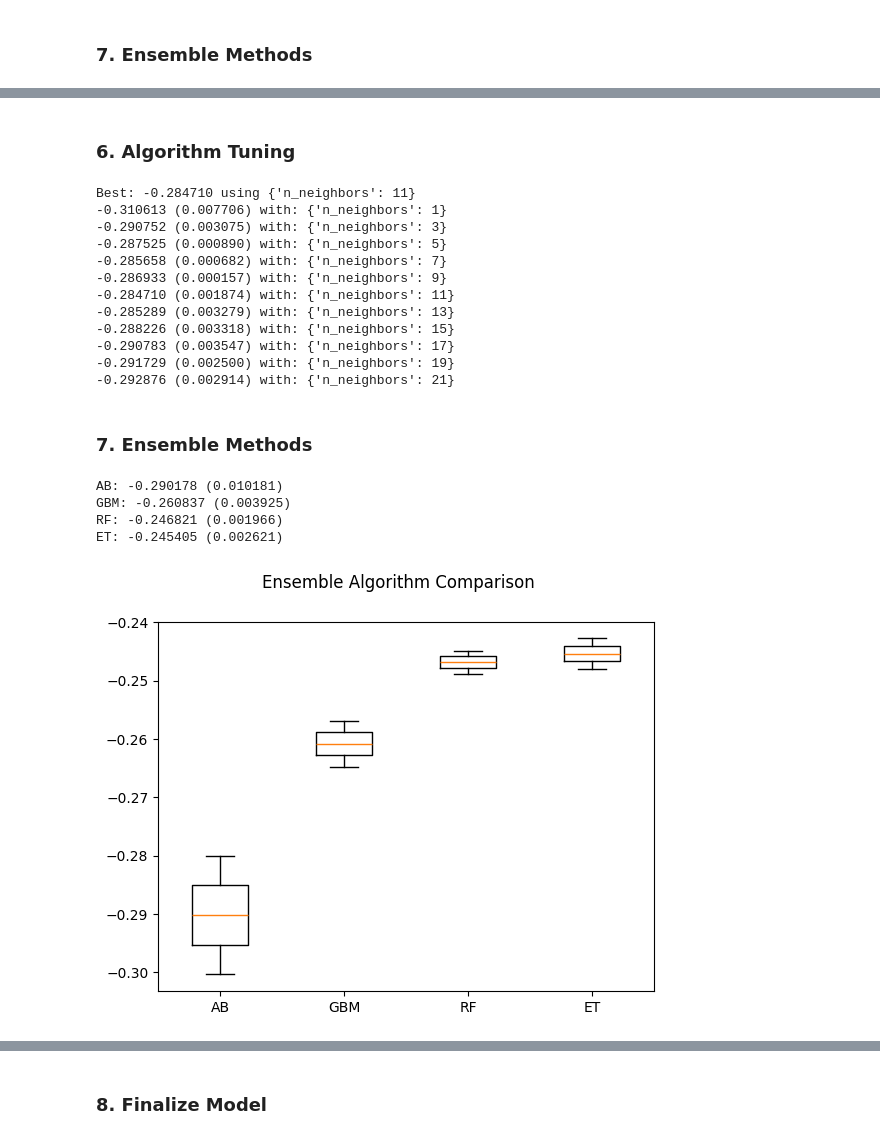
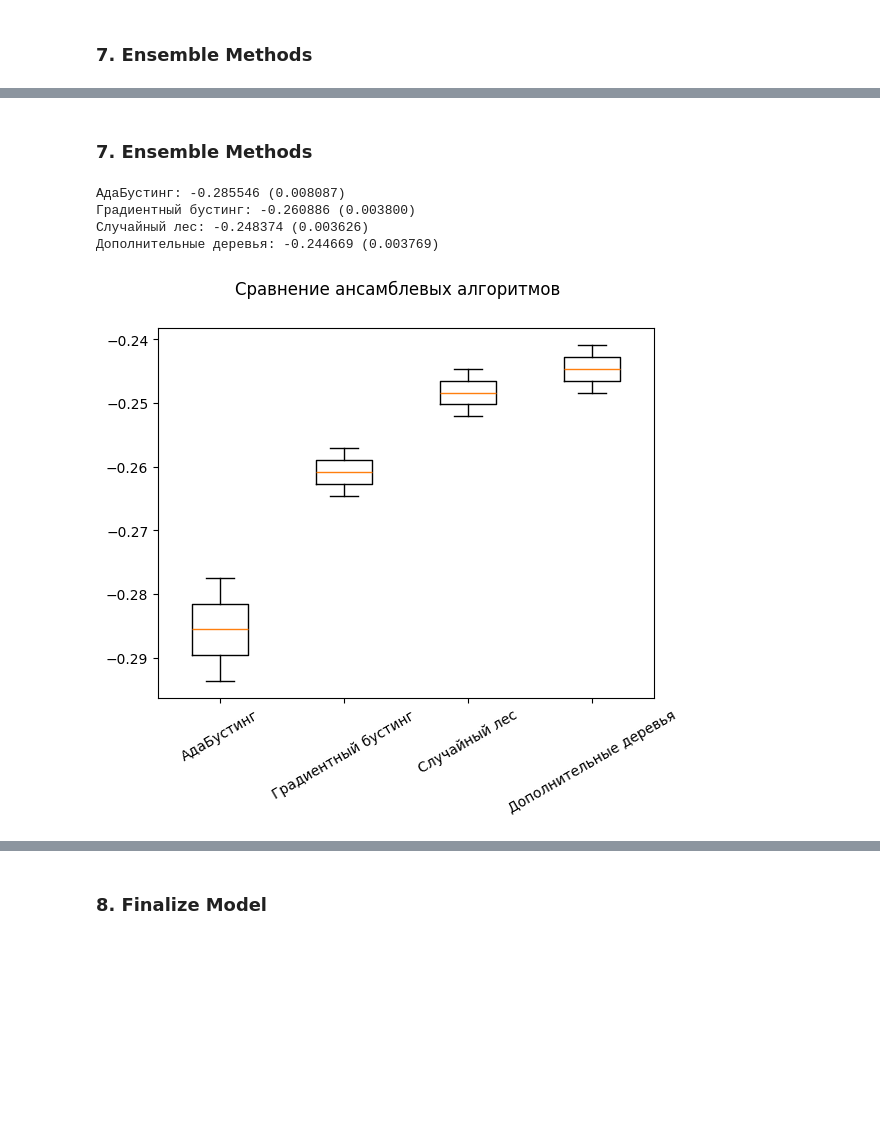
Before and after one commit to VondyBland/diplomopiska, a Jupyter notebook: proper_eda/ML1.ipynb, the cells around one changed output, grey strips where cells are left out. Cells and saved outputs as stored; diff of their text form; code cells hidden in the pictures; blank space fills up the shorter version.

```diff
--- a/proper_eda/ML1.ipynb
+++ b/proper_eda/ML1.ipynb
@@ -163,13 +163,13 @@ Best: -0.284710 using {'n_neighbors': 11}
 # %%
 # ensembles
 ensembles = []
-ensembles.append(('ScaledAB', Pipeline([('Scaler', StandardScaler()),('AB',
+ensembles.append(('Станд. АдаБустинг', Pipeline([('Scaler', StandardScaler()),('AB',
 AdaBoostRegressor())])))
-ensembles.append(('ScaledGBM', Pipeline([('Scaler', StandardScaler()),('GBM',
+ensembles.append(('Станд. Градиентный бустинг', Pipeline([('Scaler', StandardScaler()),('GBM',
 GradientBoostingRegressor())])))
-ensembles.append(('ScaledRF', Pipeline([('Scaler', StandardScaler()),('RF',
+ensembles.append(('Станд. Случайный лес', Pipeline([('Scaler', StandardScaler()),('RF',
 RandomForestRegressor(n_estimators=10))])))
-ensembles.append(('ScaledET', Pipeline([('Scaler', StandardScaler()),('ET',
+ensembles.append(('Станд. Доп. деревья', Pipeline([('Scaler', StandardScaler()),('ET',
 ExtraTreesRegressor(n_estimators=10))])))
 results = []
 names = []
@@ -233,43 +198,12 @@ pyplot.show()
-# %% [markdown]
-### 6. Algorithm Tuning
-# %%
-# KNN Algorithm tuning
-scaler = StandardScaler().fit(X_train)
-rescaledX = scaler.transform(X_train)
-k_values = numpy.array([1,3,5,7,9,11,13,15,17,19,21])
-param_grid = dict(n_neighbors=k_values)
-model = KNeighborsRegressor()
-kfold = KFold(n_splits=num_folds, random_state=seed, shuffle=True)
-grid = GridSearchCV(estimator=model, param_grid=param_grid, scoring=scoring, cv=kfold)
-grid_result = grid.fit(rescaledX, Y_train)
-print("Best: %f using %s" % (grid_result.best_score_, grid_result.best_params_))
-means = grid_result.cv_results_['mean_test_score']
-stds = grid_result.cv_results_['std_test_score']
-params = grid_result.cv_results_['params']
-for mean, stdev, param in zip(means, stds, params):
-    print("%f (%f) with: %r" % (mean, stdev, param))
-# %% [output]
-Best: -0.284710 using {'n_neighbors': 11}
--0.310613 (0.007706) with: {'n_neighbors': 1}
--0.290752 (0.003075) with: {'n_neighbors': 3}
--0.287525 (0.000890) with: {'n_neighbors': 5}
--0.285658 (0.000682) with: {'n_neighbors': 7}
--0.286933 (0.000157) with: {'n_neighbors': 9}
--0.284710 (0.001874) with: {'n_neighbors': 11}
--0.285289 (0.003279) with: {'n_neighbors': 13}
--0.288226 (0.003318) with: {'n_neighbors': 15}
--0.290783 (0.003547) with: {'n_neighbors': 17}
--0.291729 (0.002500) with: {'n_neighbors': 19}
--0.292876 (0.002914) with: {'n_neighbors': 21}
 # %% [markdown]
 ### 7. Ensemble Methods
 # %%
 # ensembles
 ensembles = []
-ensembles.append(('AB',AdaBoostRegressor()))
-ensembles.append(('GBM',GradientBoostingRegressor()))
-ensembles.append((('RF',RandomForestRegressor(n_estimators=100))))
-ensembles.append(('ET',ExtraTreesRegressor(n_estimators=100)))
+ensembles.append(('АдаБустинг',AdaBoostRegressor()))
+ensembles.append(('Градиентный бустинг',GradientBoostingRegressor()))
+ensembles.append(('Случайный лес',RandomForestRegressor(n_estimators=100)))
+ensembles.append(('Дополнительные деревья',ExtraTreesRegressor(n_estimators=100)))
 results = []
 names = []
 for name, model in ensembles:
@@ -280,18 +214,18 @@ for name, model in ensembles:
     msg = "%s: %f (%f)" % (name, cv_results.mean(), cv_results.std())
     print(msg)
 # %% [output]
-AB: -0.290178 (0.010181)
-GBM: -0.260837 (0.003925)
-RF: -0.246821 (0.001966)
-ET: -0.245405 (0.002621)
+АдаБустинг: -0.285546 (0.008087)
+Градиентный бустинг: -0.260886 (0.003800)
+Случайный лес: -0.248374 (0.003626)
+Дополнительные деревья: -0.244669 (0.003769)
 # %%
 # Compare Algorithms
 fig = pyplot.figure()
-fig.suptitle('Ensemble Algorithm Comparison')
+fig.suptitle('Сравнение ансамблевых алгоритмов')
 ax = fig.add_subplot(111)
 pyplot.boxplot(results)
-ax.set_xticklabels(names)
+ax.set_xticklabels(names,rotation = 30)
 pyplot.show()
 # %% [output]
-[figure, old version]
+[figure, new version]
 # %%
```
Also changed, not shown: parts of 21 cells of this notebook, 11 other files.
